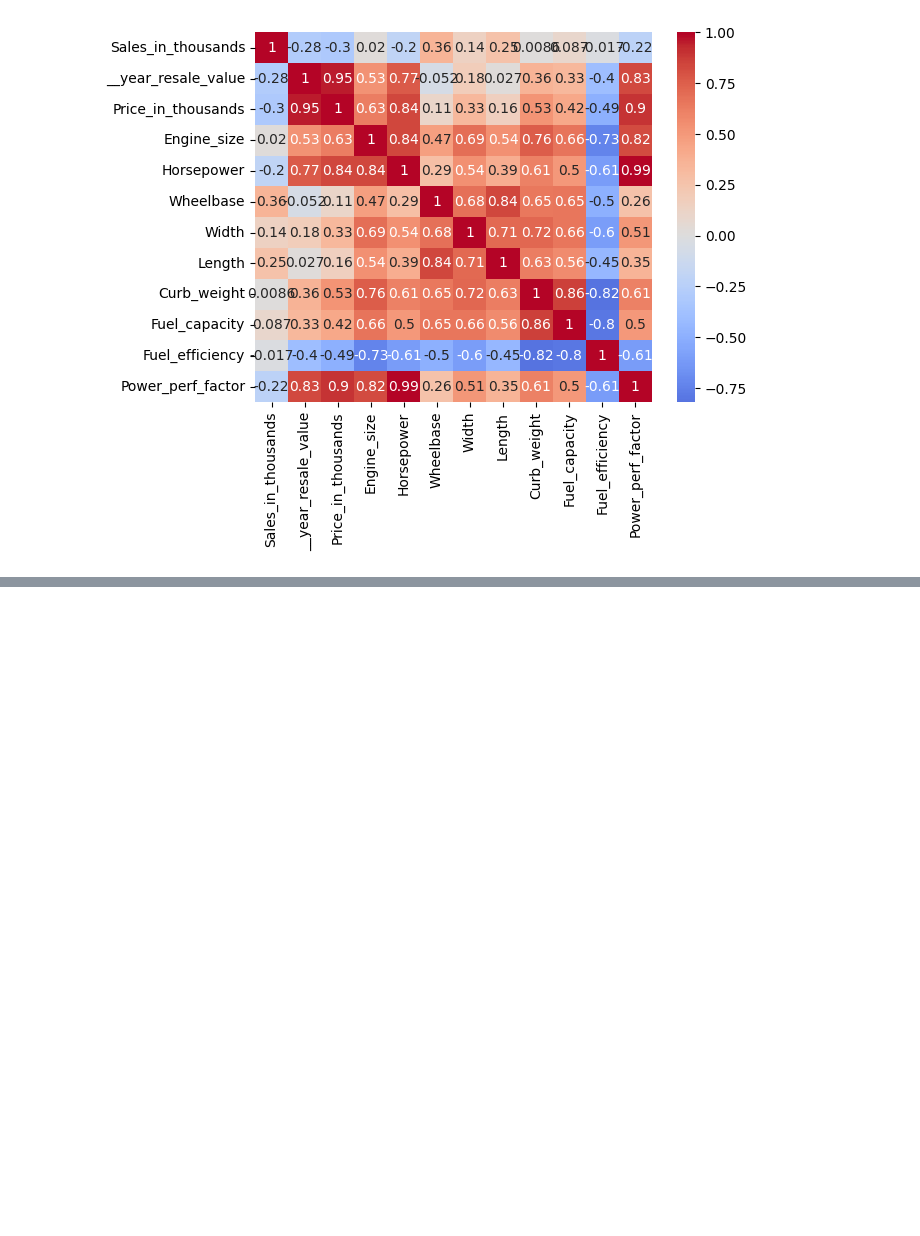
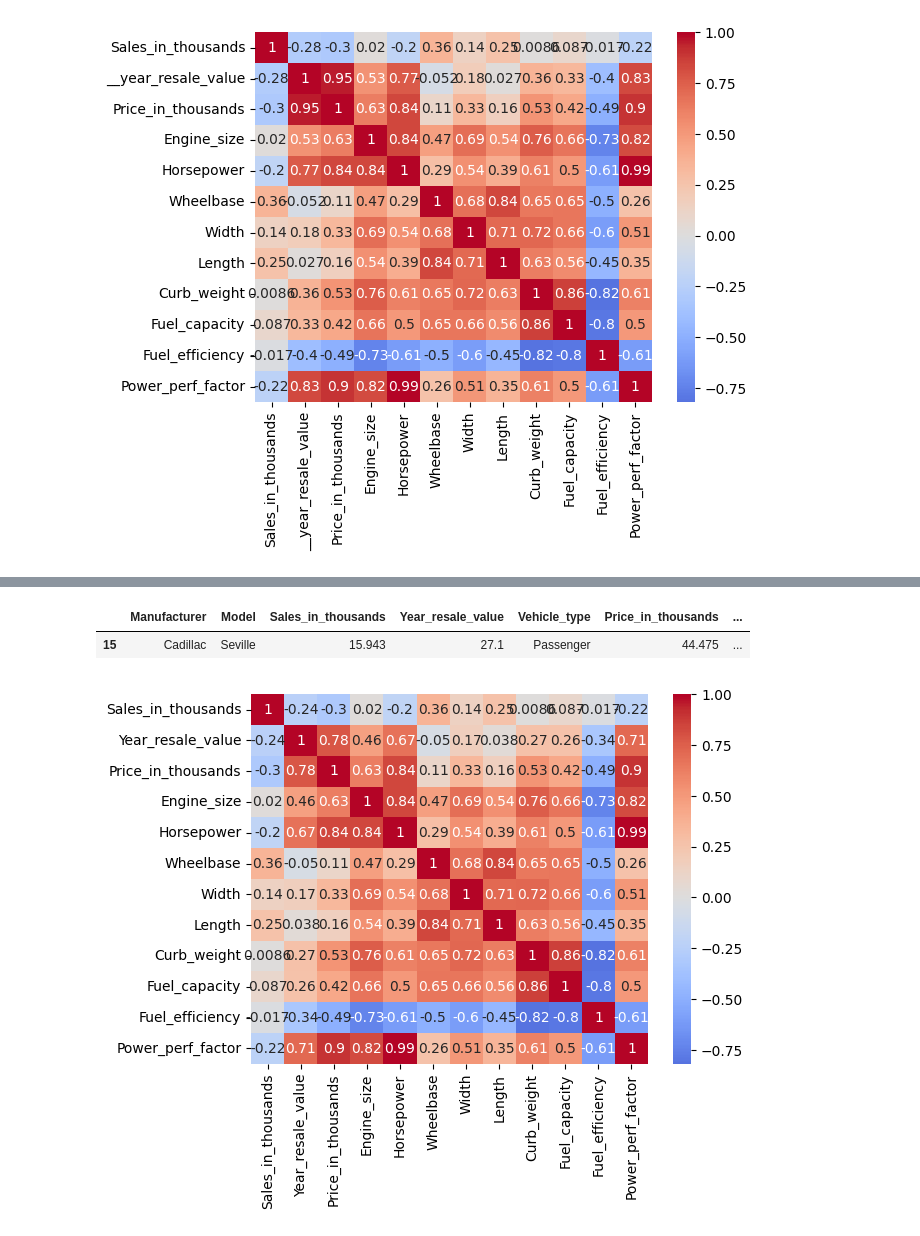
Before and after one commit to bencygv/Project, a Jupyter notebook: notebooks/01_exploration.ipynb, the cells around one changed output, grey strips where cells are left out. Cells and saved outputs as stored; diff of their text form; code cells hidden in the pictures; blank space fills up the shorter version.

Commit message:
Price_in_thousands, Curb_weight data cleaning done

```diff
--- a/notebooks/01_exploration.ipynb
+++ b/notebooks/01_exploration.ipynb
@@ -84,3 +85,16 @@ np.int64(0)
 sns.heatmap(df.corr(numeric_only=True), annot=True, cmap="coolwarm", center=0);
 # %% [output]
 [figure]
+# %%
+# Renaming __year_resale_value column
+if "__year_resale_value" in df.columns:
+    df.rename(columns={"__year_resale_value": "Year_resale_value"}, inplace=True)
+# %%
+# Modifying data types of object columns to categorical columns
+
+category_col = ["Manufacturer","Model","Vehicle_type"]
+for col in category_col:
+    df[col] = df[col].astype("category")
+
+df["Latest_Launch"] = pd.to_datetime(df["Latest_Launch"], errors = "coerce")
+df.info()
@@ -106,0 +139,4 @@ memory usage: 19.8+ KB
+# %%
+# Handling missing values in year_resale_value column
+df["Year_resale_value"] = df["Year_resale_value"].fillna(df["Year_resale_value"].median())
+df.describe().round(2)
@@ -106,0 +160,9 @@ memory usage: 19.8+ KB
+# %%
+# Drop Chrysler Town & Country row
+df = df.drop(index = 33)
+
+# Fill Acura CL missing values with median
+df["Price_in_thousands"] = df["Price_in_thousands"].fillna(df["Price_in_thousands"].median())
+df["Power_perf_factor"] = df["Power_perf_factor"].fillna(df["Power_perf_factor"].median())
+
+df.describe().round(2)
@@ -106,0 +179,10 @@ memory usage: 19.8+ KB
+# %%
+new_df = df[df["Curb_weight"].isna()]
+new_df
+# %% [output]
+|  | Manufacturer | Model | Sales_in_thousands | Year_resale_value | Vehicle_type | Price_in_thousands | ... |
+| 15 | Cadillac | Seville | 15.943 | 27.1 | Passenger | 44.475 | ... |
+# %%
+sns.heatmap(df.corr(numeric_only=True), annot=True, cmap="coolwarm", center=0);
+# %% [output]
+[figure, added]
```
Also changed, not shown: parts of 9 cells of this notebook.
